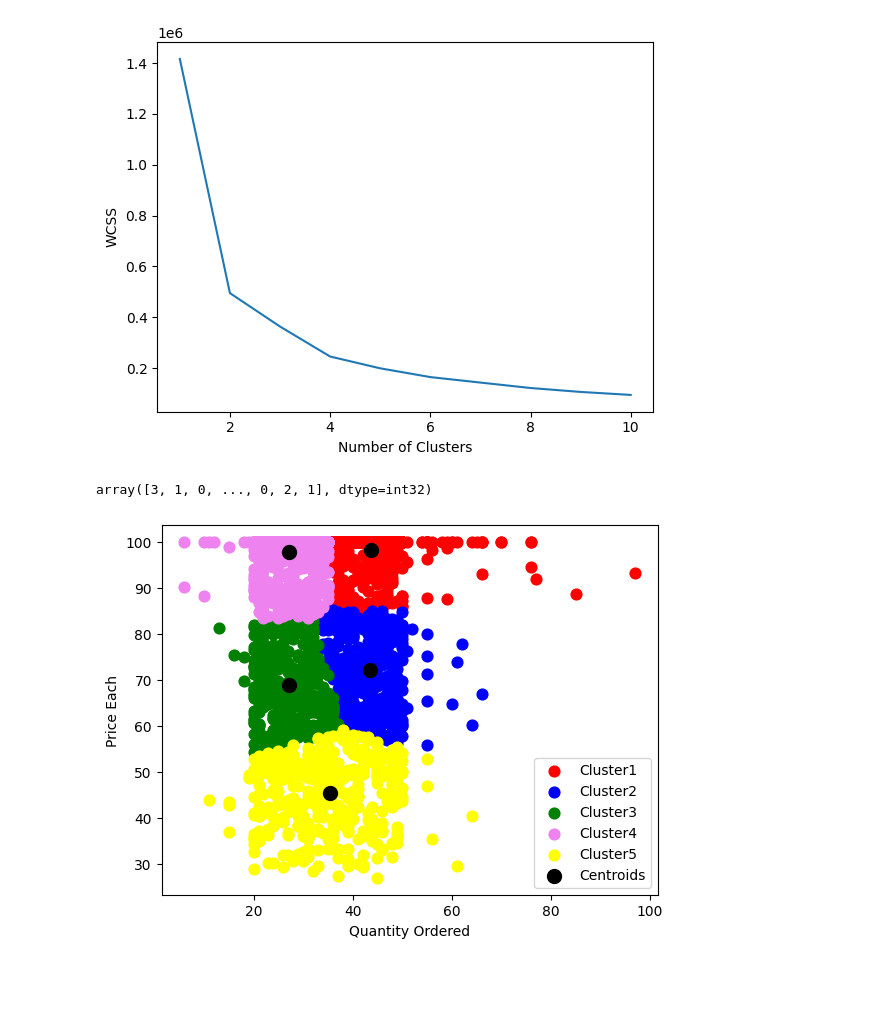
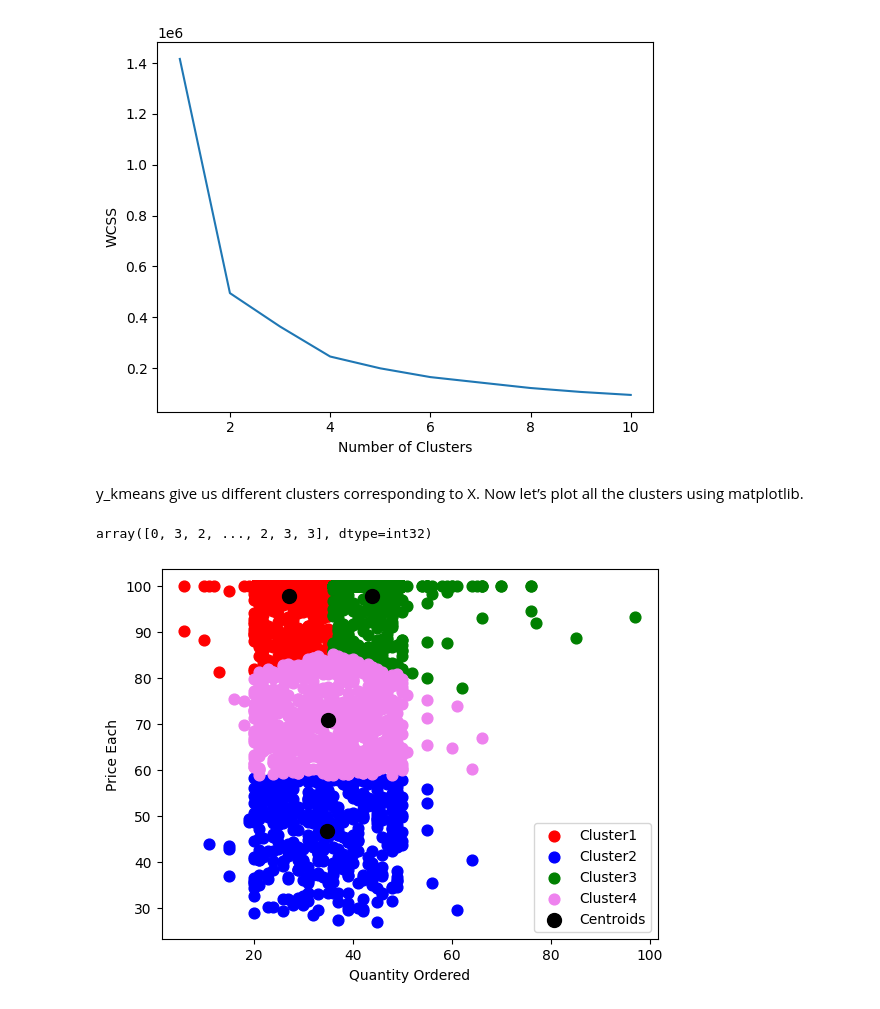
Before and after one commit to mehuloswal/BE, a Jupyter notebook: ML/ass6/ass6.ipynb, the cells around one changed output. Drawn from its saved outputs; the diff is of its cells as text; code cells hidden in the pictures; blank space fills up the shorter version.

```diff
--- a/ML/ass6/ass6.ipynb
+++ b/ML/ass6/ass6.ipynb
@@ -66,23 +81,28 @@ plt.show()
 # %% [output]
 [figure]
 # %%
-kmeans = KMeans(n_clusters = 5, init = "k-means++", random_state = 42)
+kmeans = KMeans(n_clusters = 4, init = "k-means++", random_state = 42)
 y_kmeans = kmeans.fit_predict(X)
+# %% [markdown]
+y_kmeans give us different clusters corresponding to X. Now let’s plot all the clusters using matplotlib.
 # %%
 y_kmeans
 # %% [output]
-array([3, 1, 0, ..., 0, 2, 1], dtype=int32)
+array([0, 3, 2, ..., 2, 3, 3], dtype=int32)
 # %%
 plt.scatter(X[y_kmeans == 0, 0], X[y_kmeans == 0, 1], s = 60, c = 'red', label = 'Cluster1')
 plt.scatter(X[y_kmeans == 1, 0], X[y_kmeans == 1, 1], s = 60, c = 'blue', label = 'Cluster2')
 plt.scatter(X[y_kmeans == 2, 0], X[y_kmeans == 2, 1], s = 60, c = 'green', label = 'Cluster3')
 plt.scatter(X[y_kmeans == 3, 0], X[y_kmeans == 3, 1], s = 60, c = 'violet', label = 'Cluster4')
-plt.scatter(X[y_kmeans == 4, 0], X[y_kmeans == 4, 1], s = 60, c = 'yellow', label = 'Cluster5')
+# plt.scatter(X[y_kmeans == 4, 0], X[y_kmeans == 4, 1], s = 60, c = 'yellow', label = 'Cluster5')
 plt.scatter(kmeans.cluster_centers_[:, 0], kmeans.cluster_centers_[:, 1], s = 100, c = 'black', label = 'Centroids')
 plt.xlabel('Quantity Ordered')
 plt.ylabel('Price Each')
 plt.legend()
 
+if y_kmeans == 0 :
+    plt.scatter(X[0],X[1],)
+
 plt.show()
 # %% [output]
-[figure, old version]
+[figure, new version]
```
Also changed, not shown: parts of 4 cells of this notebook.
